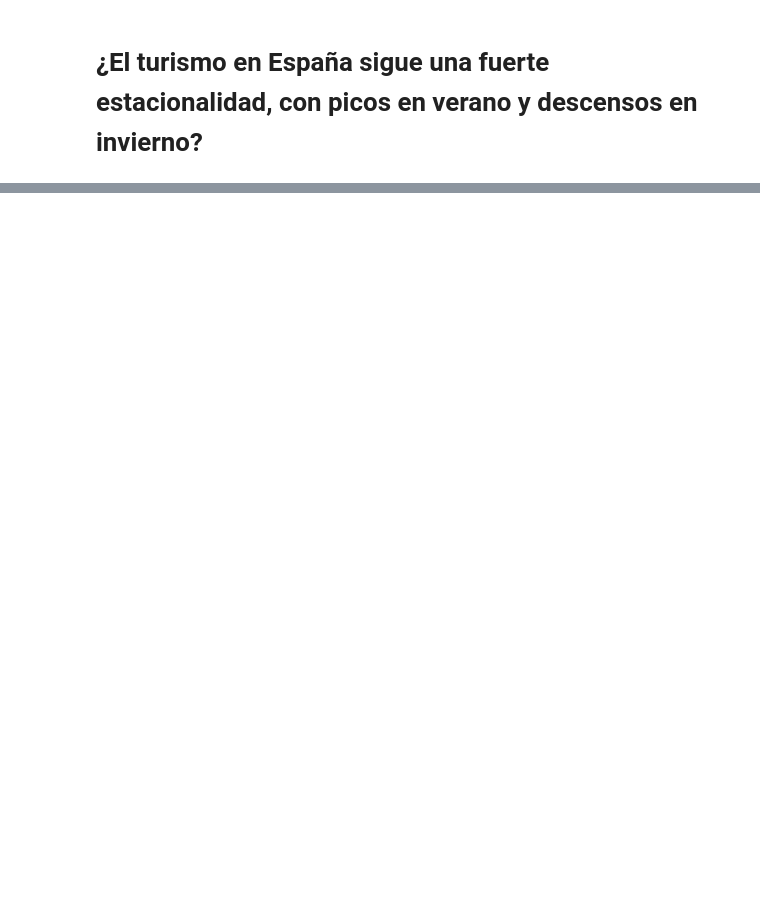
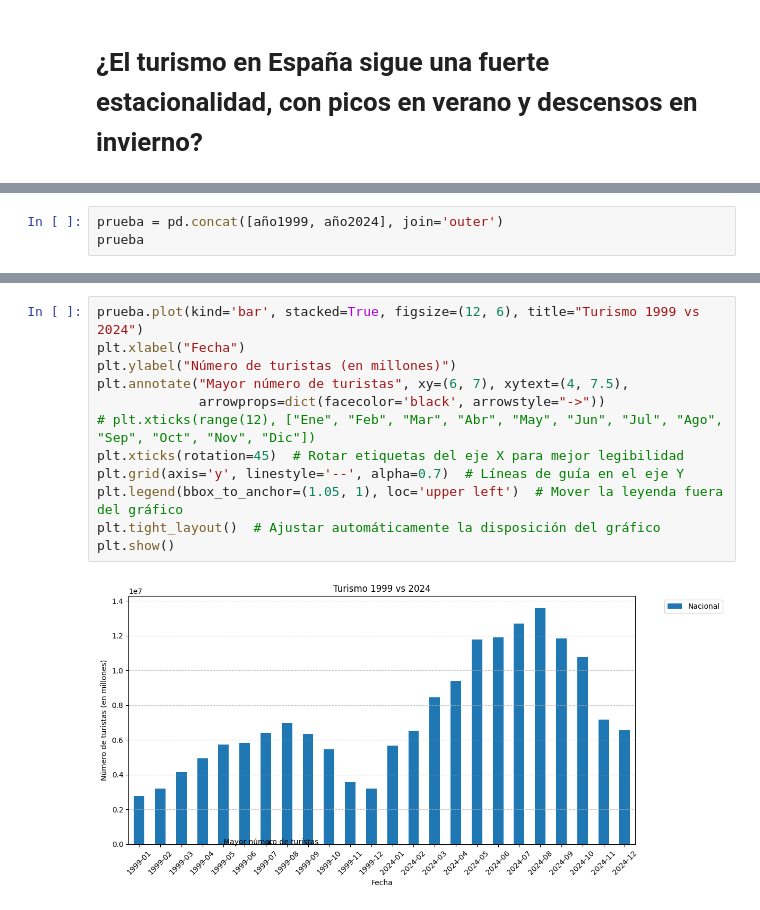
Before and after one commit to Cristianvas198/EDA_Turismo, a Jupyter notebook: Borrador.ipynb, the cells around one changed output, grey strips where cells are left out. Saved outputs shown, nothing was run; the diff lists cells and outputs as text; blank space fills up the shorter version.

```diff
--- a/Borrador.ipynb
+++ b/Borrador.ipynb
@@ -212,0 +129,3 @@ pais.columns=pais.columns.str.replace("M", " ")#Reemplaza la M de las fechas por
+# %%
+prueba = pd.concat([año1999, año2024], join='outer')
+prueba
@@ -212,0 +150,14 @@ pais.columns=pais.columns.str.replace("M", " ")#Reemplaza la M de las fechas por
+# %%
+prueba.plot(kind='bar', stacked=True, figsize=(12, 6), title="Turismo 1999 vs 2024")
+plt.xlabel("Fecha")
+plt.ylabel("Número de turistas (en millones)")
+plt.annotate("Mayor número de turistas", xy=(6, 7), xytext=(4, 7.5),
+             arrowprops=dict(facecolor='black', arrowstyle="->"))
+# plt.xticks(range(12), ["Ene", "Feb", "Mar", "Abr", "May", "Jun", "Jul", "Ago", "Sep", "Oct", "Nov", "Dic"])
+plt.xticks(rotation=45)  # Rotar etiquetas del eje X para mejor legibilidad
+plt.grid(axis='y', linestyle='--', alpha=0.7)  # Líneas de guía en el eje Y
+plt.legend(bbox_to_anchor=(1.05, 1), loc='upper left')  # Mover la leyenda fuera del gráfico
+plt.tight_layout()  # Ajustar automáticamente la disposición del gráfico
+plt.show()
+# %% [output]
+[figure, added]
```
Also changed, not shown: parts of 43 cells of this notebook, 2 other files.
